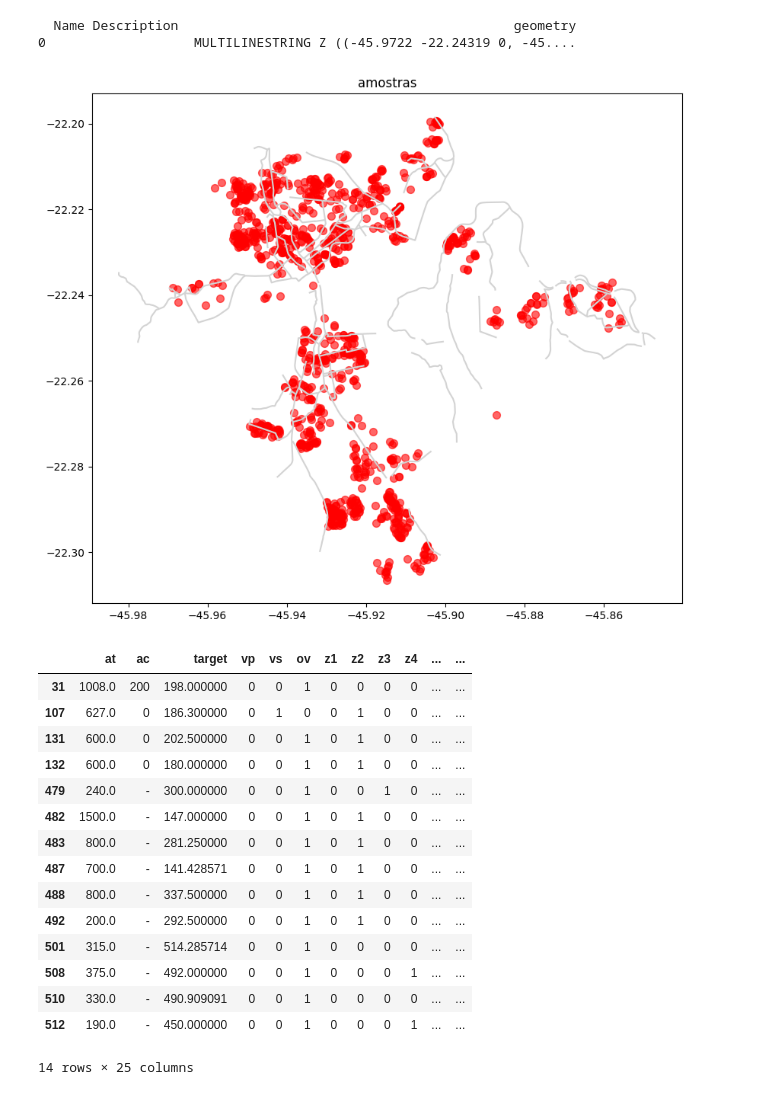
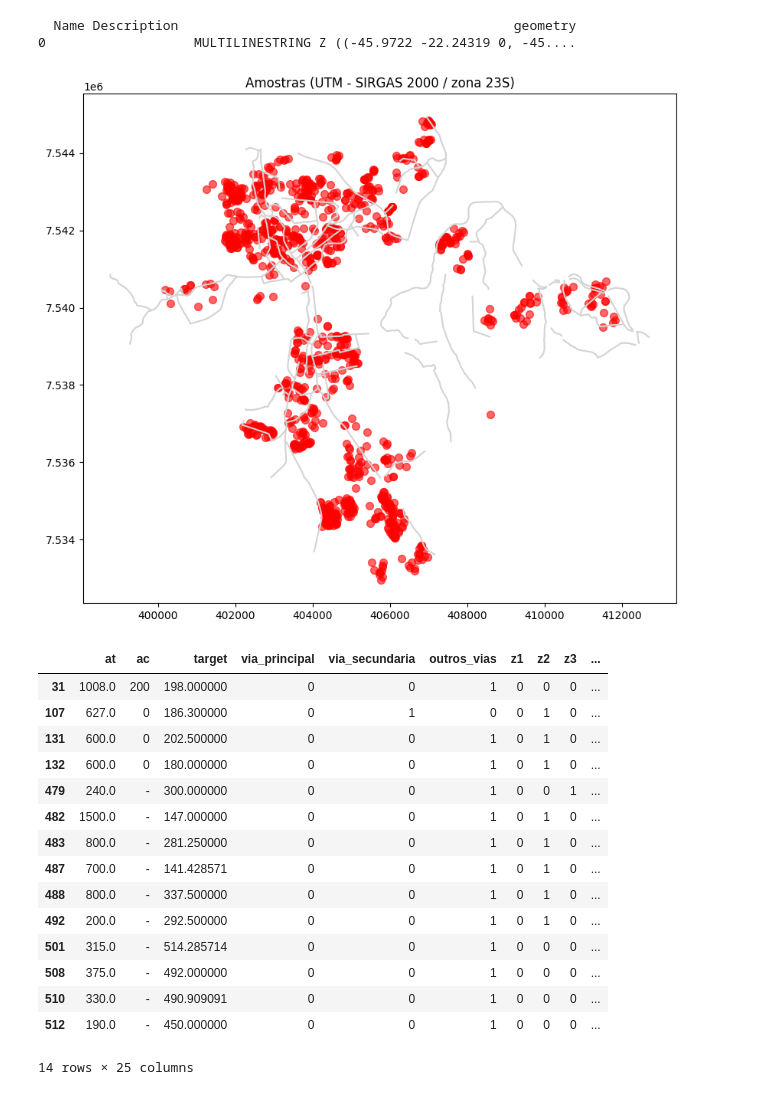
Before and after one commit to Dhonrian/pos_ifnet, a Jupyter notebook: 25E3_2/neural_network.ipynb, the cells around one changed output. Saved outputs shown, nothing was run; the diff lists cells and outputs as text; code cells hidden in the pictures.

```diff
--- a/25E3_2/neural_network.ipynb
+++ b/25E3_2/neural_network.ipynb
@@ -28,7 +29,7 @@ df.head(5)
 df.columns = df.columns.str.strip().str.lower().str.replace(' ', '_').str.replace('unix0,9_+_itbi', 'target')
 df['tipo'] = df['tipo'].str.replace(' ', '').str.lower()
 # %%
-df = pd.get_dummies(df, columns=['tipo'], dtype=int)
+df = pd.get_dummies(df, columns=['tipo'], dtype=int, drop_first=True)
 df.columns
 # %% [output]
 Index(['id', 'at', 'ac', 'oferta', 'vc', 'intervalo', 'uni', 'unix0,8_+_itbi',
@@ -44,3 +44,15 @@ df = df[['at', 'ac', 'target', 'vp', 'vs', 'ov', 'z1', 'z2', 'z3', 'z4',
          'z5', 'z6', 'z7', 'z8', 'z9', 'pav', 'cc', 'longitude', 'latitude',
        'tipo_casa', 'tipo_comercial',  'tipo_galpao', 'tipo_predio',
         'tipo_residencial', 'tipo_terreno']]
+#rename cc to corredor_comercial
+df = df.rename(columns={'cc': 'corredor_comercial', 'vp': 'via_principal', 'vs': 'via_secundaria', 'ov': 'outros_vias'})
+# %%
+# transforma pav 2 em 1
+df['pav'].loc[df['pav'] == 2] = 1
+
+# converte lat e long para utm
+gdf = gpd.GeoDataFrame(df, geometry=gpd.points_from_xy(df.longitude, df.latitude), crs='EPSG:4326')
+gdf = gdf.to_crs(epsg=31983)  # SIR
+df['x'] = gdf.geometry.x
+df['y'] = gdf.geometry.y
+df = df.drop(columns=['longitude', 'latitude'])
@@ -54,37 +81,37 @@ print(gdf_kml.head())
   Name Description                                           geometry
 0                   MULTILINESTRING Z ((-45.9722 -22.24319 0, -45....
 # %%
-geometry = [Point(lon, lat) for lon, lat in zip(df['longitude'], df['latitude'])]
-gdf_points = gpd.GeoDataFrame(df, geometry=geometry)
-gdf_points.set_crs(epsg=4326, inplace=True)
+geometry = [Point(x, y) for x, y in zip(df['x'], df['y'])]
+gdf_points = gpd.GeoDataFrame(df, geometry=geometry, crs="EPSG:31983")  # usa o mesmo CRS do SIRGAS UTM
 
+# Plot
 fig, ax = plt.subplots(figsize=(10, 10))
-gdf_kml.plot(ax=ax, color='lightgrey', edgecolor='black')
+gdf_kml.to_crs(epsg=31983).plot(ax=ax, color='lightgrey', edgecolor='black')
 gdf_points.plot(ax=ax, color='red', markersize=50, alpha=0.6)
 
-plt.title("amostras")
+plt.title("Amostras (UTM - SIRGAS 2000 / zona 23S)")
 plt.show()
 # %% [output]
-[figure, old version]
+[figure, new version]
 # %%
 #find value that contains '-'
 df[df.isin(['-']).any(axis=1)]
 # %% [output]
-|  | at | ac | target | vp | vs | ov | z1 | z2 | z3 | z4 | ... | ... |
-| 31 | 1008.0 | 200 | 198.000000 | 0 | 0 | 1 | 0 | 0 | 0 | 0 | ... | ... |
-| 107 | 627.0 | 0 | 186.300000 | 0 | 1 | 0 | 0 | 1 | 0 | 0 | ... | ... |
-| 131 | 600.0 | 0 | 202.500000 | 0 | 0 | 1 | 0 | 1 | 0 | 0 | ... | ... |
-| 132 | 600.0 | 0 | 180.000000 | 0 | 0 | 1 | 0 | 1 | 0 | 0 | ... | ... |
-| 479 | 240.0 | - | 300.000000 | 0 | 0 | 1 | 0 | 0 | 1 | 0 | ... | ... |
-| 482 | 1500.0 | - | 147.000000 | 0 | 0 | 1 | 0 | 1 | 0 | 0 | ... | ... |
-| 483 | 800.0 | - | 281.250000 | 0 | 0 | 1 | 0 | 1 | 0 | 0 | ... | ... |
-| 487 | 700.0 | - | 141.428571 | 0 | 0 | 1 | 0 | 1 | 0 | 0 | ... | ... |
-| 488 | 800.0 | - | 337.500000 | 0 | 0 | 1 | 0 | 1 | 0 | 0 | ... | ... |
-| 492 | 200.0 | - | 292.500000 | 0 | 0 | 1 | 0 | 1 | 0 | 0 | ... | ... |
-| 501 | 315.0 | - | 514.285714 | 0 | 0 | 1 | 0 | 0 | 0 | 0 | ... | ... |
-| 508 | 375.0 | - | 492.000000 | 0 | 0 | 1 | 0 | 0 | 0 | 1 | ... | ... |
-| 510 | 330.0 | - | 490.909091 | 0 | 0 | 1 | 0 | 0 | 0 | 0 | ... | ... |
-| 512 | 190.0 | - | 450.000000 | 0 | 0 | 1 | 0 | 0 | 0 | 1 | ... | ... |
+|  | at | ac | target | via_principal | via_secundaria | outros_vias | z1 | z2 | z3 | ... |
+| 31 | 1008.0 | 200 | 198.000000 | 0 | 0 | 1 | 0 | 0 | 0 | ... |
+| 107 | 627.0 | 0 | 186.300000 | 0 | 1 | 0 | 0 | 1 | 0 | ... |
+| 131 | 600.0 | 0 | 202.500000 | 0 | 0 | 1 | 0 | 1 | 0 | ... |
+| 132 | 600.0 | 0 | 180.000000 | 0 | 0 | 1 | 0 | 1 | 0 | ... |
+| 479 | 240.0 | - | 300.000000 | 0 | 0 | 1 | 0 | 0 | 1 | ... |
+| 482 | 1500.0 | - | 147.000000 | 0 | 0 | 1 | 0 | 1 | 0 | ... |
+| 483 | 800.0 | - | 281.250000 | 0 | 0 | 1 | 0 | 1 | 0 | ... |
+| 487 | 700.0 | - | 141.428571 | 0 | 0 | 1 | 0 | 1 | 0 | ... |
+| 488 | 800.0 | - | 337.500000 | 0 | 0 | 1 | 0 | 1 | 0 | ... |
+| 492 | 200.0 | - | 292.500000 | 0 | 0 | 1 | 0 | 1 | 0 | ... |
+| 501 | 315.0 | - | 514.285714 | 0 | 0 | 1 | 0 | 0 | 0 | ... |
+| 508 | 375.0 | - | 492.000000 | 0 | 0 | 1 | 0 | 0 | 0 | ... |
+| 510 | 330.0 | - | 490.909091 | 0 | 0 | 1 | 0 | 0 | 0 | ... |
+| 512 | 190.0 | - | 450.000000 | 0 | 0 | 1 | 0 | 0 | 0 | ... |
 14 rows × 25 columns
 # %%
 #replace values that have "-" with null
```
Also changed, not shown: parts of 11 cells of this notebook, 2 other files.
